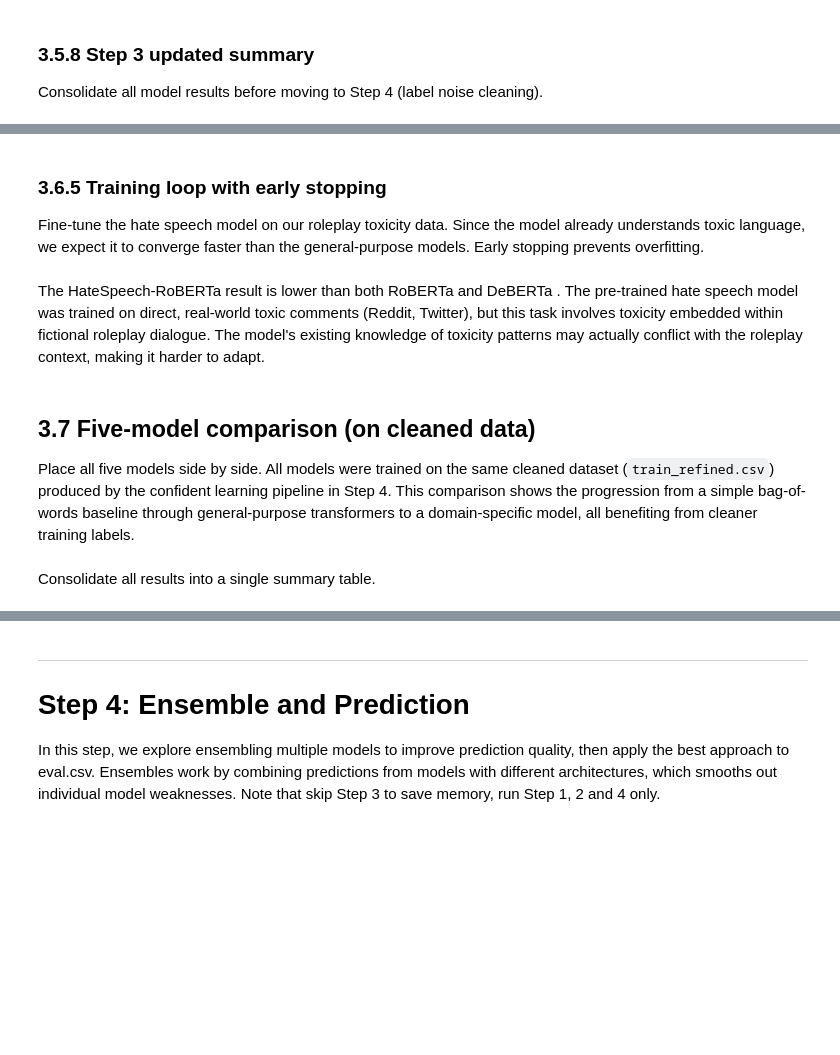
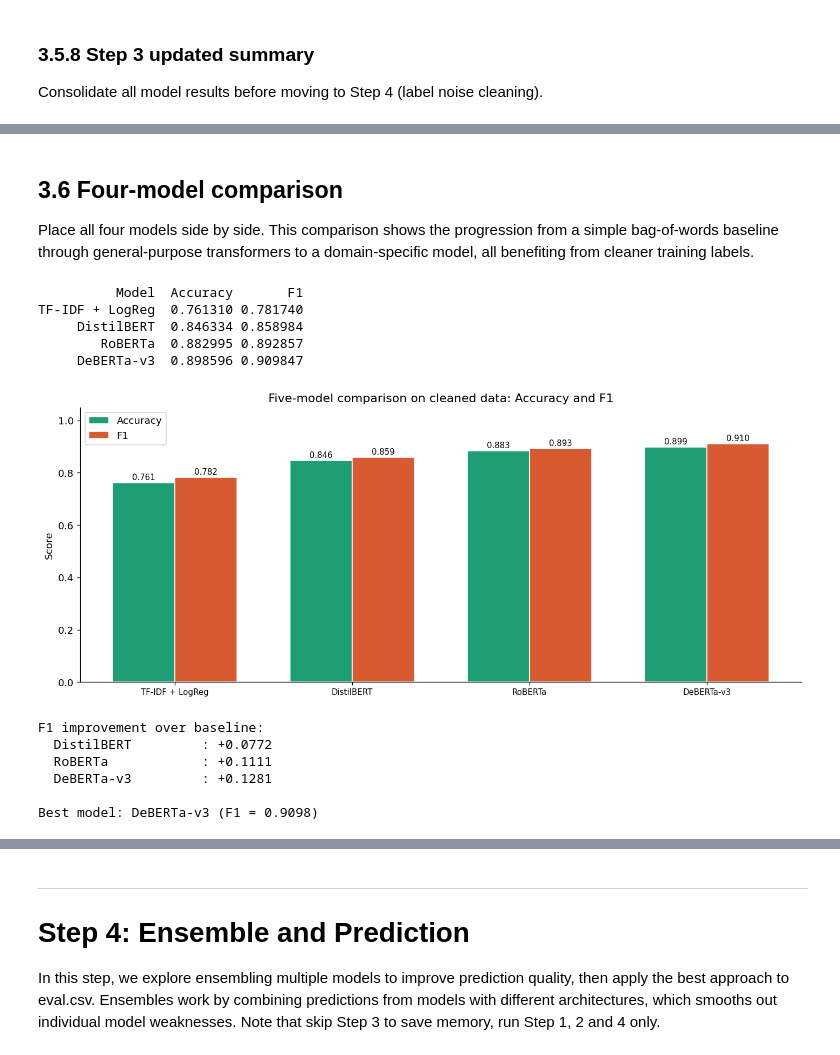
Before and after one commit to haunk/NLP_Role-playing-Toxicity-Detection, a Jupyter notebook: toxicity_detection_model_training.ipynb, the cells around one changed output, grey strips where cells are left out. Drawn from its saved outputs; the diff is of its cells as text; code cells hidden in the pictures; blank space fills up the shorter version.

```diff
--- a/toxicity_detection_model_training.ipynb
+++ b/toxicity_detection_model_training.ipynb
@@ -1668,41 +1801,3 @@ Place all three models side by side: TF-IDF baseline, DistilBERT, and RoBERTa. T
-# %%
-three_model_comparison = pd.DataFrame([
-    {'Model': 'TF-IDF + Logistic Regression', 'Accuracy': lr_acc, 'F1': lr_f1},
-    {'Model': f'DistilBERT (best of {NUM_EPOCHS} epochs)', 'Accuracy': val_acc, 'F1': best_f1},
-    {'Model': f'RoBERTa (best of {len(roberta_history)} epochs)', 'Accuracy': r_val_acc, 'F1': roberta_best_f1}
-])
-
-print(three_model_comparison.to_string(index=False))
-
-fig, ax = plt.subplots(figsize=(10, 5))
-x = np.arange(len(three_model_comparison))
-width = 0.35
-
-bars_acc = ax.bar(x - width/2, three_model_comparison['Accuracy'], width,
-                  label='Accuracy', color=SAFE_COLOR, edgecolor='white')
-bars_f1  = ax.bar(x + width/2, three_model_comparison['F1'], width,
-                  label='F1', color=UNSAFE_COLOR, edgecolor='white')
-
-for bars in [bars_acc, bars_f1]:
-    for bar in bars:
-        h = bar.get_height()
-        ax.text(bar.get_x() + bar.get_width() / 2, h + 0.005,
-                f'{h:.3f}', ha='center', va='bottom', fontsize=10)
-
-ax.set_xticks(x)
-ax.set_xticklabels(three_model_comparison['Model'], fontsize=9)
-ax.set_ylabel('Score')
-ax.set_title('Three-model comparison: Accuracy and F1')
-ax.set_ylim(0, 1.05)
-ax.legend()
-ax.spines[['top', 'right']].set_visible(False)
-plt.tight_layout()
-plt.show()
-
-print(f'\nF1 improvement over baseline:')
-print(f'  DistilBERT : +{best_f1 - lr_f1:.4f}')
-print(f'  RoBERTa    : +{roberta_best_f1 - lr_f1:.4f}')
-print(f'\nF1 improvement RoBERTa over DistilBERT: +{roberta_best_f1 - best_f1:.4f}')
 # %%
 # Free GPU memory from previous models
 del roberta_model
@@ -2206,4 +2283,0 @@ print(f'Early stop patience : {HATE_PATIENCE}')
-# %% [markdown]
-### 3.6.5 Training loop with early stopping
-
-Fine-tune the hate speech model on our roleplay toxicity data. Since the model already understands toxic language, we expect it to converge faster than the general-purpose models. Early stopping prevents overfitting.
@@ -2274,16 +2284,15 @@ for epoch in range(HATE_EPOCHS):
-# %% [markdown]
-The HateSpeech-RoBERTa result is lower than both RoBERTa and DeBERTa . The pre-trained hate speech model was trained on direct, real-world toxic comments (Reddit, Twitter), but this task involves toxicity embedded within fictional roleplay dialogue. The model's existing knowledge of toxicity patterns may actually conflict with the roleplay context, making it harder to adapt.
 # %% [markdown]
-## 3.7 Five-model comparison (on cleaned data)
+## 3.6 Four-model comparison
 
-Place all five models side by side. All models were trained on the same cleaned dataset (`train_refined.csv`) produced by the confident learning pipeline in Step 4. This comparison shows the progression from a simple bag-of-words baseline through general-purpose transformers to a domain-specific model, all benefiting from cleaner training labels.
+Place all four models side by side. This comparison shows the progression from a simple bag-of-words baseline through general-purpose transformers to a domain-specific model, all benefiting from cleaner training labels.
 # %%
+#@title 3.6.1 Four-model comparison
+
 five_model_comparison = pd.DataFrame([
     {'Model': 'TF-IDF + LogReg',     'Accuracy': lr_acc,    'F1': lr_f1},
     {'Model': 'DistilBERT',           'Accuracy': val_acc,   'F1': best_f1},
     {'Model': 'RoBERTa',              'Accuracy': r_val_acc, 'F1': roberta_best_f1},
-    {'Model': 'DeBERTa-v3',           'Accuracy': d_val_acc, 'F1': deberta_best_f1},
-    {'Model': 'HateSpeech-RoBERTa',   'Accuracy': h_val_acc, 'F1': hate_best_f1}
+    {'Model': 'DeBERTa-v3',           'Accuracy': d_val_acc, 'F1': deberta_best_f1}
 ])
 
 print(five_model_comparison.to_string(index=False))
@@ -2293,34 +2302,44 @@ x = np.arange(len(five_model_comparison))
 width = 0.35
 
 bars_acc = ax.bar(x - width/2, five_model_comparison['Accuracy'], width,
                   label='Accuracy', color=SAFE_COLOR, edgecolor='white')
 bars_f1  = ax.bar(x + width/2, five_model_comparison['F1'], width,
                   label='F1', color=UNSAFE_COLOR, edgecolor='white')
 
 for bars in [bars_acc, bars_f1]:
     for bar in bars:
         h = bar.get_height()
         ax.text(bar.get_x() + bar.get_width() / 2, h + 0.005,
                 f'{h:.3f}', ha='center', va='bottom', fontsize=9)
 
 ax.set_xticks(x)
 ax.set_xticklabels(five_model_comparison['Model'], fontsize=9)
 ax.set_ylabel('Score')
 ax.set_title('Five-model comparison on cleaned data: Accuracy and F1')
 ax.set_ylim(0, 1.05)
 ax.legend()
 ax.spines[['top', 'right']].set_visible(False)
 plt.tight_layout()
 plt.show()
 
 print(f'\nF1 improvement over baseline:')
 print(f'  DistilBERT         : +{best_f1 - lr_f1:.4f}')
 print(f'  RoBERTa            : +{roberta_best_f1 - lr_f1:.4f}')
 print(f'  DeBERTa-v3         : +{deberta_best_f1 - lr_f1:.4f}')
-print(f'  HateSpeech-RoBERTa : +{hate_best_f1 - lr_f1:.4f}')
 
 best_row = five_model_comparison.loc[five_model_comparison['F1'].idxmax()]
 print(f'\nBest model: {best_row["Model"]} (F1 = {best_row["F1"]:.4f})')
+# %% [output]
+          Model  Accuracy       F1
+TF-IDF + LogReg  0.761310 0.781740
+     DistilBERT  0.846334 0.858984
+        RoBERTa  0.882995 0.892857
+     DeBERTa-v3  0.898596 0.909847
+[figure, added]
+F1 improvement over baseline:
+  DistilBERT         : +0.0772
+  RoBERTa            : +0.1111
+  DeBERTa-v3         : +0.1281
+
+Best model: DeBERTa-v3 (F1 = 0.9098)
-# %% [markdown]
-Consolidate all results into a single summary table.
 # %%
```
Also changed, not shown: parts of 75 cells of this notebook, 5 other files.
